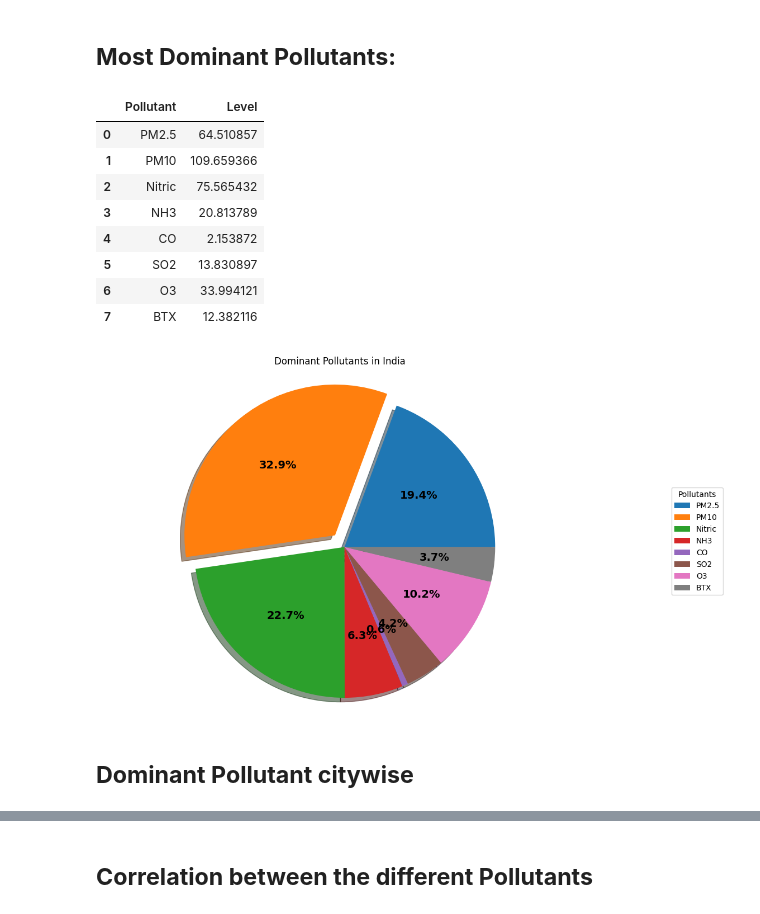
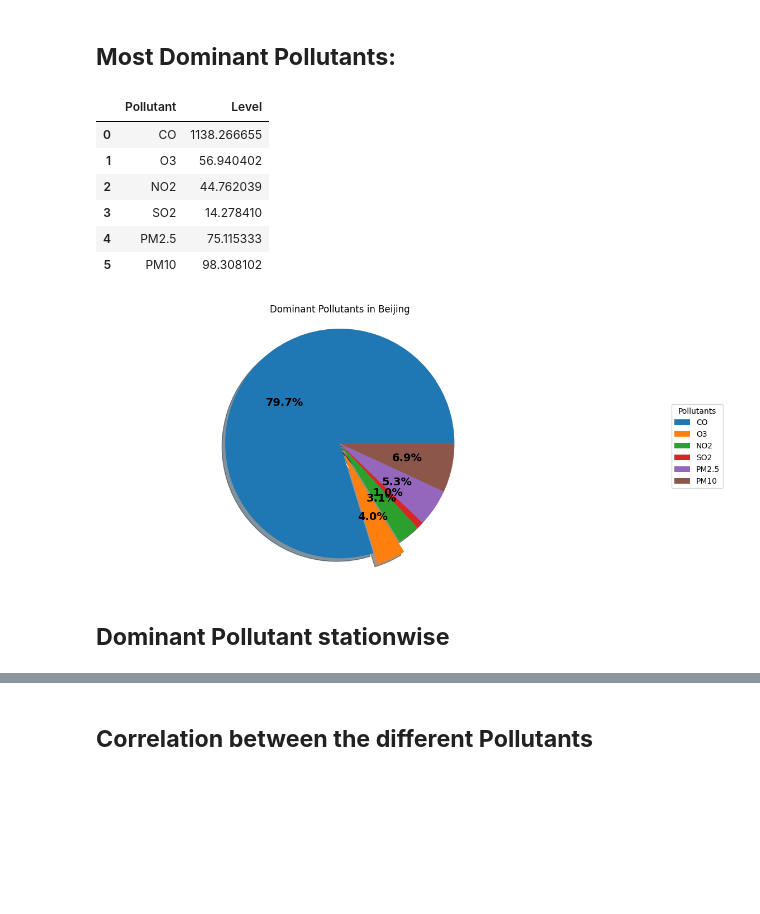
Before and after one commit to st2-0-3-1-0-2-8-4/CMP7005_S2_PRAC1, a Jupyter notebook: CMP7005_S2_PRAC1.ipynb, the cells around one changed output, grey strips where cells are left out. Saved outputs shown, nothing was run; the diff lists cells and outputs as text; code cells hidden in the pictures; blank space fills up the shorter version.

```diff
--- a/CMP7005_S2_PRAC1.ipynb
+++ b/CMP7005_S2_PRAC1.ipynb
@@ -250,7 +249,6 @@ df1['NO2']=df1['NO2'].fillna((df1['NO2'].median()))
 df1['SO2']=df1['SO2'].fillna((df1['SO2'].median()))
 df1['PM2.5']=df1['PM2.5'].fillna((df1['PM2.5'].median()))
 df1['PM10']=df1['PM10'].fillna((df1['PM10'].median()))
-df1['PM']=df1['PM'].fillna((df1['PM'].median()))
 df1['TEMP']=df1['TEMP'].fillna((df1['TEMP'].median()))
 df1['PRES']=df1['PRES'].fillna((df1['PRES'].median()))
 df1['DEWP']=df1['DEWP'].fillna((df1['DEWP'].median()))
@@ -420,7 +401,7 @@ df1.reset_index(inplace=True)  # Moves 'Date' from index to a column
 df1['Date'] = pd.to_datetime(df1['Date'], errors='coerce')
 
 # Convert pollutant columns to numeric, coercing errors to NaN
-pollutant_columns = ['PM2.5', 'PM10', 'Nitric', 'NH3', 'CO', 'SO2', 'O3', 'BTX', 'AQI']
+pollutant_columns = ['CO', 'O3', 'NO2', 'SO2', 'PM2.5', 'PM10']
 for col in pollutant_columns:
     df1[col] = pd.to_numeric(df1[col], errors='coerce')
 
@@ -564,13 +549,13 @@ import pandas as pd
 import plotly.graph_objects as go
 from plotly.subplots import make_subplots
 
-df1.reset_index(inplace=True)  # Moves 'Date' from index to a column
+# df1.reset_index(inplace=True)  # Moves 'Date' from index to a column
 
 # Ensure 'Date' column is in datetime type
 df1['Date'] = pd.to_datetime(df1['Date'], errors='coerce')
 
 # Convert pollutant columns to numeric, coercing errors to NaN
-pollutant_columns = ['PM2.5', 'PM10', 'Nitric', 'NH3', 'CO', 'SO2', 'O3', 'BTX', 'AQI']
+pollutant_columns = ['CO', 'O3', 'NO2', 'SO2', 'PM2.5', 'PM10']
 for col in pollutant_columns:
     df1[col] = pd.to_numeric(df1[col], errors='coerce')
 
@@ -616,56 +601,54 @@ fig.show()
 # %% [markdown]
 ## **Most Dominant Pollutants:**
 # %%
-pollutants = ['PM2.5', 'PM10', 'Nitric', 'NH3', 'CO', 'SO2', 'O3', 'BTX']
+pollutants = ['CO', 'O3', 'NO2', 'SO2', 'PM2.5', 'PM10']
 pol=df1[pollutants].mean()
 pollutants_df=pol.to_frame().reset_index()
 pollutants_df.columns=['Pollutant','Level']
 pollutants_df
 # %% [output]
 |  | Pollutant | Level |
-| 0 | PM2.5 | 64.510857 |
-| 1 | PM10 | 109.659366 |
-| 2 | Nitric | 75.565432 |
-| 3 | NH3 | 20.813789 |
-| 4 | CO | 2.153872 |
-| 5 | SO2 | 13.830897 |
-| 6 | O3 | 33.994121 |
-| 7 | BTX | 12.382116 |
+| 0 | CO | 1138.266655 |
+| 1 | O3 | 56.940402 |
+| 2 | NO2 | 44.762039 |
+| 3 | SO2 | 14.278410 |
+| 4 | PM2.5 | 75.115333 |
+| 5 | PM10 | 98.308102 |
 # %%
-plt.figure(figsize=(11,8))
+plt.figure(figsize=(11,6))
 
 labels = pollutants_df['Pollutant']
-explode = [0, 0.1, 0, 0, 0, 0, 0,0]  # Exploding the first slice (PM2.5)
+explode = [0, 0.1, 0, 0, 0, 0]  # Exploding the first slice (CO)
 
-plt.title('Dominant Pollutants in India')
+plt.title('Dominant Pollutants in Beijing')
 wedges, texts, autotexts = plt.pie(
     pollutants_df['Level'],
     explode=explode,
     autopct='%1.1f%%',
     shadow=True,
     startangle=0
 )
 
 plt.axis('equal')  # Ensures the pie chart is drawn as a circle
 
 # Adding legend
 plt.legend(
     wedges,
     labels,
     title="Pollutants",
     loc="center",
     bbox_to_anchor=(1, 0, 0.5, 1)
 )
 
 # Setting the properties of the percentage texts
 plt.setp(autotexts, size=14, weight='bold')
 
 # Display the plot
 plt.show()
 # %% [output]
-[figure, old version]
+[figure, new version]
 # %% [markdown]
-## **Dominant Pollutant citywise**
+## **Dominant Pollutant stationwise**
 # %%
 import pandas as pd
 
```
Also changed, not shown: parts of 52 cells of this notebook.
